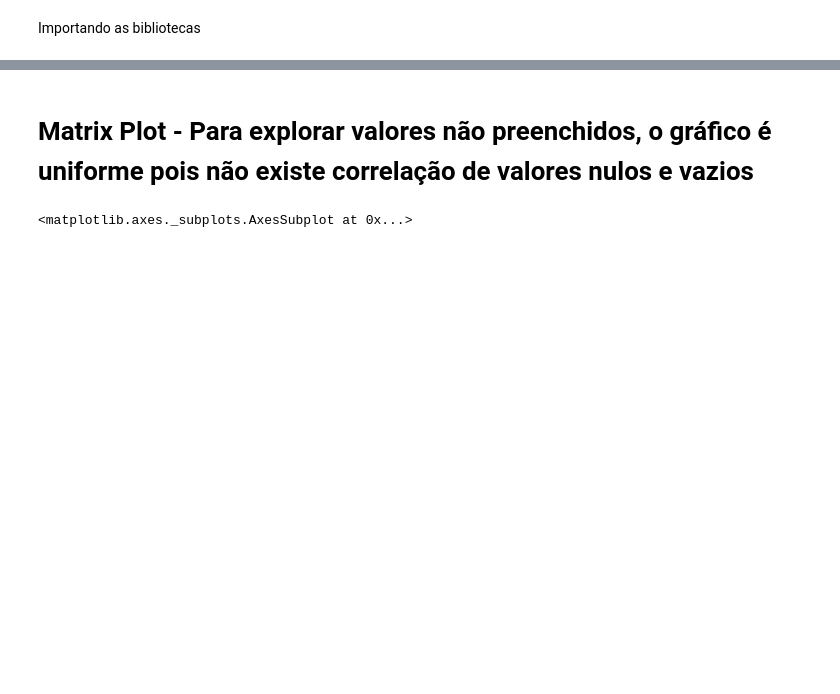
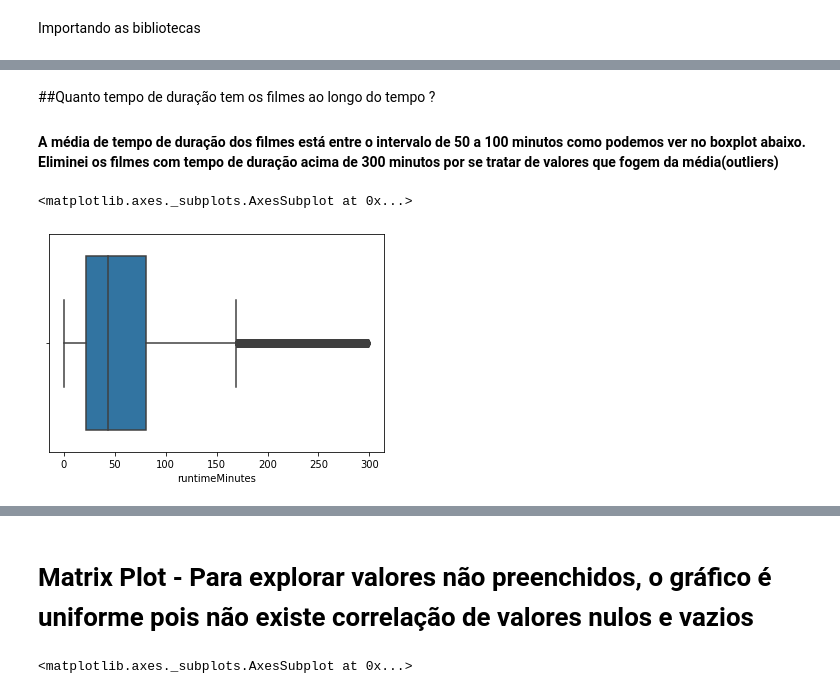
Before and after one commit to felipefranca/python-data-visualization-imdb-dataset, a Jupyter notebook: Trabalho_Final_Visualização_de_Dados.ipynb, the cells around one changed output, grey strips where cells are left out. Cells and saved outputs as stored; diff of their text form; code cells hidden in the pictures; blank space fills up the shorter version.

```diff
--- a/Trabalho_Final_Visualização_de_Dados.ipynb
+++ b/Trabalho_Final_Visualização_de_Dados.ipynb
@@ -39,0 +42,16 @@ fig = px.pie(percent, values='Porcentagem', names='Adulto', color_discrete_seque
+# %% [markdown]
+##Quanto tempo de duração tem os filmes ao longo do tempo ?
+
+#### A média de tempo de duração dos filmes está entre o intervalo de 50 a 100 minutos como podemos ver no boxplot abaixo. Eliminei os filmes com tempo de duração acima de 300 minutos por se tratar de valores que fogem da média(outliers)
+# %%
+conditionToEndYear = (data['endYear'] != '\\N') & (data['endYear'] != 'NaN') & (data['endYear'] != 'None') & (data['endYear'] != '')
+conditionToStartYear = (data['startYear'] != '\\N') & (data['startYear'] != 'NaN') & (data['startYear'] != 'None') & (data['startYear'] != '')
+conditionRuntimeMinutes = (data['runtimeMinutes'] != '\\N') & (data['runtimeMinutes'] != 'NaN') & (data['runtimeMinutes'] != 'None') & (data['runtimeMinutes'] != '')
+df2 = data[(conditionRuntimeMinutes)].dropna()
+df2['runtimeMinutes'] = df2['runtimeMinutes'].astype(int)
+conditionToRuntimeMinutes = (df2['runtimeMinutes'] < 300)
+df_filtrado = df2[(conditionToRuntimeMinutes)]
+sns.boxplot(x='runtimeMinutes', data=df_filtrado)
+# %% [output]
+<matplotlib.axes._subplots.AxesSubplot at 0x...>
+[figure, added]
```
Also changed, not shown: parts of 29 cells of this notebook.
